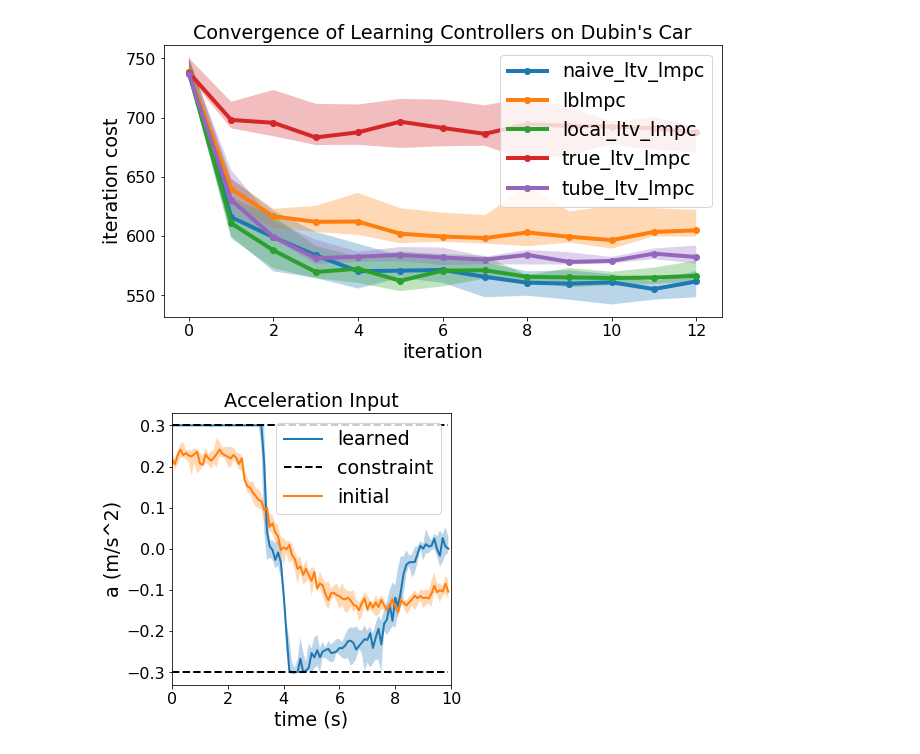
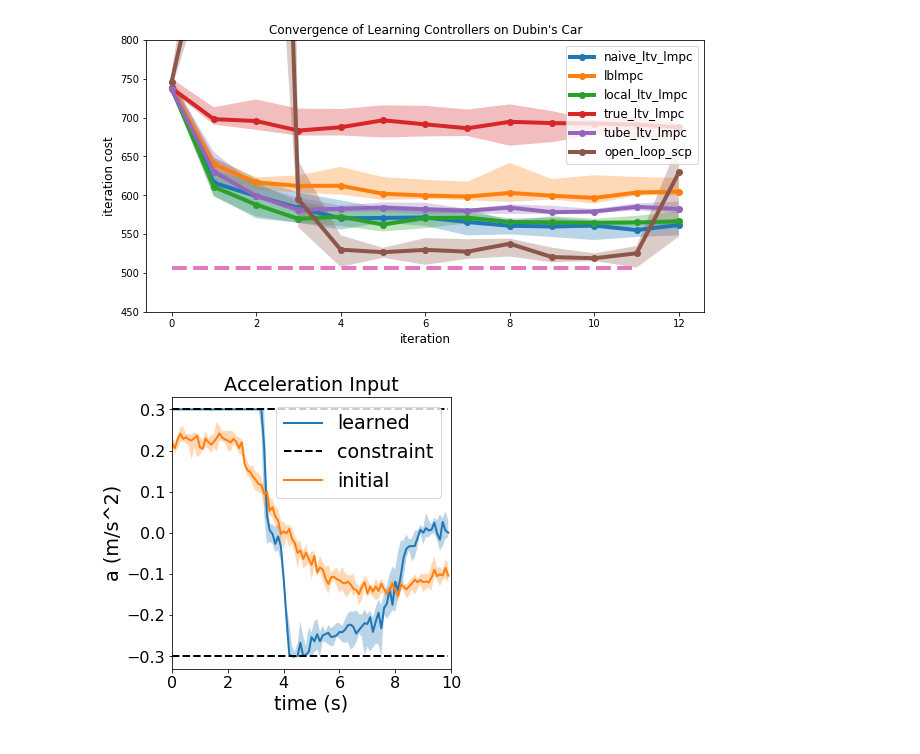
Before and after one commit to GoldeneyeRohan/prediction-uncertainty, a Jupyter notebook: Plot Dubin Car Results.ipynb, the cells around one changed output. Drawn from its saved outputs; the diff is of its cells as text; code cells hidden in the pictures.

```diff
--- a/Plot Dubin Car Results.ipynb
+++ b/Plot Dubin Car Results.ipynb
@@ -24,8 +26,10 @@ LOCAL_LMPC = "local_ltv_lmpc"
 TRUE_LMPC = "true_ltv_lmpc"
 LTI_LMPC = "lti_lmpc"
 TUBE_LMPC = "tube_ltv_lmpc"
-controllers = [TRACKING_LMPC, TV_LMPC, LBLMPC, LOCAL_LMPC, TRUE_LMPC, TUBE_LMPC]
+SCP = "open_loop_scp"
+controllers = [TRACKING_LMPC, TV_LMPC, LBLMPC, LOCAL_LMPC, TRUE_LMPC, TUBE_LMPC, SCP]
 save_dir = "dubin_car_expts_2/"
+noiseless_scp_optimal = 507
 # %%
 data = {controller:experiment_utils.load_results(save_dir, controller) for controller in controllers}
 # %%
@@ -46,15 +50,18 @@ def plot_with_bars_qts(x, alpha=0.3, lw=4, linestyle="o-"):
 # %%
 colors = ["r", "g","b","c","m","y","k"]
 plt.figure(figsize=(10,5))
-for iteration_cost,c in zip(iteration_costs, colors):
+for iteration_cost,c in zip(iteration_costs[:-1], colors):
     plot_with_bars_qts(iteration_cost[:,9:-3])
+plot_with_bars_qts(iteration_costs[-1][:,:-3])
+plt.plot(np.arange(12), np.ones(12) * noiseless_scp_optimal, "--", lw=4, label="noiseless SCP opt")
 plt.legend(controllers[1:],loc="upper right")
+plt.ylim((450,800))
 plt.xlabel("iteration")
 plt.ylabel("iteration cost")
 plt.title("Convergence of Learning Controllers on Dubin's Car")
 plt.savefig(save_dir + "converge_quartiles.png")
 # %% [output]
-[figure, old version]
+[figure, new version]
 # %%
 delta_lim = np.pi / 6
 a_lim = 0.3
```
Also changed, not shown: parts of 15 cells of this notebook, 11 other files.
